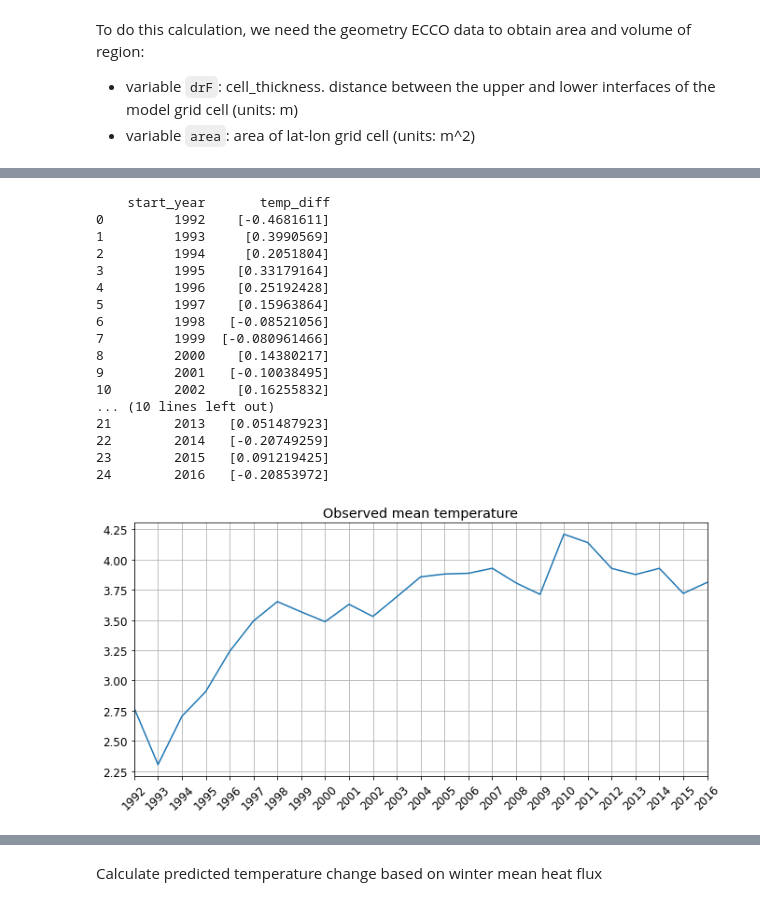
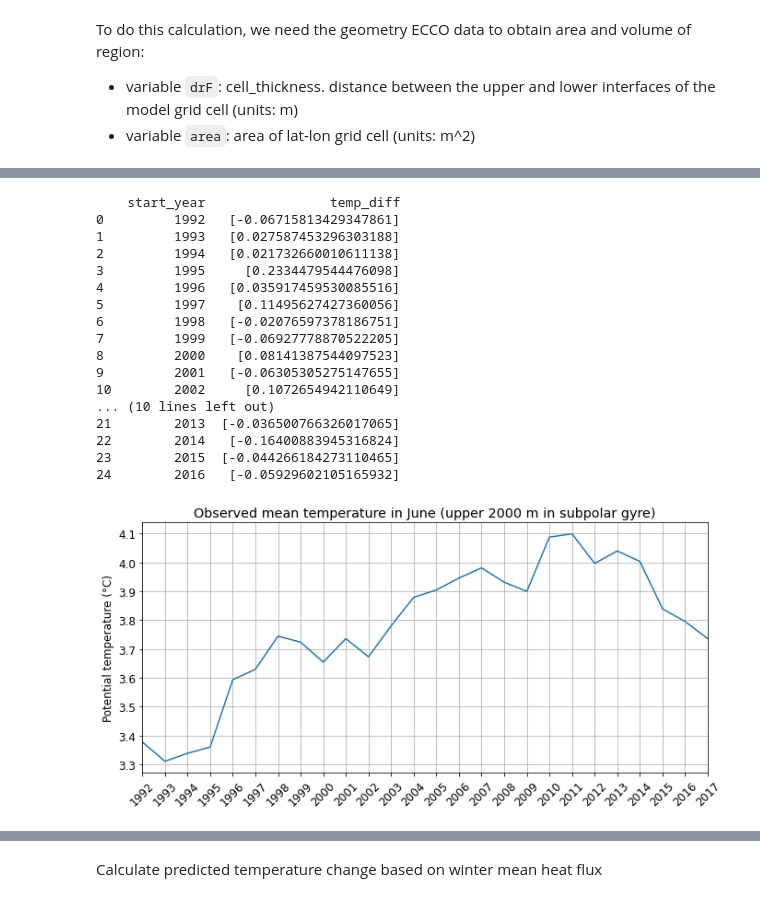
Before and after one commit to mjzahn/ecco, a Jupyter notebook: Zahn Qualifying Exam_edits.ipynb, the cells around one changed output, grey strips where cells are left out. Cells and saved outputs as stored; diff of their text form; code cells hidden in the pictures.

```diff
--- a/Zahn Qualifying Exam_edits.ipynb
+++ b/Zahn Qualifying Exam_edits.ipynb
@@ -560,0 +614,3 @@ array(5.62803867e+14)
+# %%
+# we are only considering the upper 2000
+theta_gyre_wet_2000m = theta_gyre_wet.sel(Z=slice(0,-2000))
@@ -560,0 +632,4 @@ array(5.62803867e+14)
+# %%
+# first calculate volume of grid cells in subpolar gyre
+gridcell_volume = geometry_ds.drF*geometry_ds.area*geometry_ds.hFacC # calculate volume of each grid cell
+gyre_volume_cells = gridcell_volume.where(geometry_ds.Depth>2000)*gyre_theta_mask # mask subpolar gyre volume gridcells
@@ -560,0 +647,2 @@ array(5.62803867e+14)
+# %%
+gyre_volume_2000m = gyre_volume_cells.sel(Z=slice(0,-2000))
@@ -561,57 +655,60 @@ array(5.62803867e+14)
 # %%
 # calculate the observed temperature difference (June to June) before and after winter season (successive years)
+
+# first take volume-weighted mean temperature of the upper 2000 m of the subpolar gyre
+theta_gyre_wet_weight = (theta_gyre_wet_2000m*gyre_volume_2000m)/gyre_volume_2000m.sum(dim=['Z','latitude','longitude'])
+theta_gyre_wet_2000m_weighted = theta_gyre_wet_weight.sum(dim=['Z','latitude','longitude'])
+
+# setup for loop
 years = list(range(1992, 2017, 1))
-months = list(range(1,13,1))
-months *= 2 # duplicate list of month names to span 2 years
 summer_temp_diff = pd.DataFrame({"start_year": years})
-temp = []
-temp_diff = []
+temp = [] # observed mean temp
+temp_diff = [] # temp difference
 
+# loop to extract difference in mean temp between consecutive years
 for year in years:
-    # subset observed temperature in June for 2 years and take average over the subpolar gyre (upper 2000m)
-    year1 = temp_salt_Lab.THETA.sel(time=str(year)+'-06',Z=slice(0,-2000)).mean(dim=['Z','latitude','longitude'])
-    year2 = temp_salt_Lab.THETA.sel(time=str(year+1)+'-06',Z=slice(0,-2000)).mean(dim=['Z','latitude','longitude'])
-
-    # take difference between years
+    # subset observed monthly temperature in June for 2 years and take difference
+    year1 = theta_gyre_wet_2000m_weighted.sel(time=str(year)+'-06')
+    year2 = theta_gyre_wet_2000m_weighted.sel(time=str(year+1)+'-06')
     diff = year2.values - year1.values # a negative difference indicates temperature loss over winter season
 
     # assign to final outputs
-    if year != 2017:
-        temp.append(year1.values)
-    else: temp.append(year2.values)
     temp_diff.append(diff)
+    temp.append(year1.values)
+    if year == 2016: temp.append(year2.values)
 
 summer_temp_diff['temp_diff'] = temp_diff
 print(summer_temp_diff)
 # %% [output]
-    start_year       temp_diff
-0         1992    [-0.4681611]
-1         1993     [0.3990569]
-2         1994     [0.2051804]
-3         1995    [0.33179164]
-4         1996    [0.25192428]
-5         1997    [0.15963864]
-6         1998   [-0.08521056]
-7         1999  [-0.080961466]
-8         2000    [0.14380217]
-9         2001   [-0.10038495]
-10        2002    [0.16255832]
+    start_year                temp_diff
+0         1992   [-0.06715813429347861]
+1         1993   [0.027587453296303188]
+2         1994   [0.021732660010611138]
+3         1995     [0.2334479544476098]
+4         1996   [0.035917459530085516]
+5         1997    [0.11495627427360056]
+6         1998   [-0.02076597378186751]
+7         1999   [-0.06927778870522205]
+8         2000    [0.08141387544097523]
+9         2001   [-0.06305305275147655]
+10        2002     [0.1072654942110649]
 ... (10 lines left out)
-21        2013   [0.051487923]
-22        2014   [-0.20749259]
-23        2015   [0.091219425]
-24        2016   [-0.20853972]
+21        2013  [-0.036500766326017065]
+22        2014   [-0.16400883945316824]
+23        2015  [-0.044266184273110465]
+24        2016   [-0.05929602105165932]
 # %%
 plt.figure(figsize=[11, 5])
 plt.rcParams['font.size'] = '12'
 temp = pd.DataFrame(temp)
-plt.plot(years, temp[0])
-plt.xticks(ticks=years, labels=years, rotation=45)
+plt.plot(list(range(1992, 2018, 1)), temp[0])
+plt.xticks(ticks=list(range(1992, 2018, 1)), rotation=45)
 plt.margins(x=0)
-plt.title("Observed mean temperature")
+plt.title("Observed mean temperature in June (upper 2000 m in subpolar gyre)")
+plt.ylabel("Potential temperature (°C)")
 plt.grid();
 # %% [output]
-[figure, old version]
+[figure, new version]
 # %%
 # plot temperature difference before/after winter heat loss
 yrs = pd.period_range(np.datetime64('1992'), freq='Y', periods=25).strftime('%Y').tolist()
```
Also changed, not shown: parts of 66 cells of this notebook, 1 other file.
